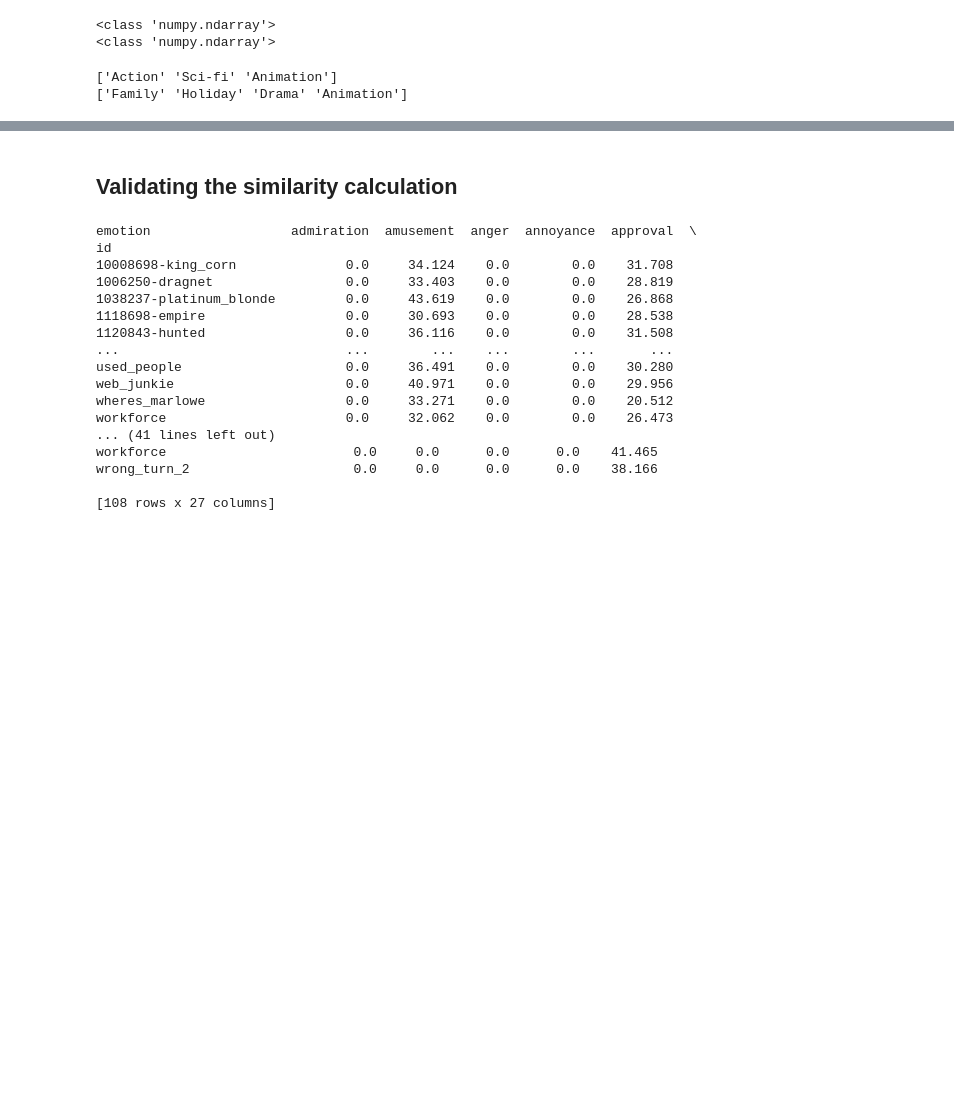
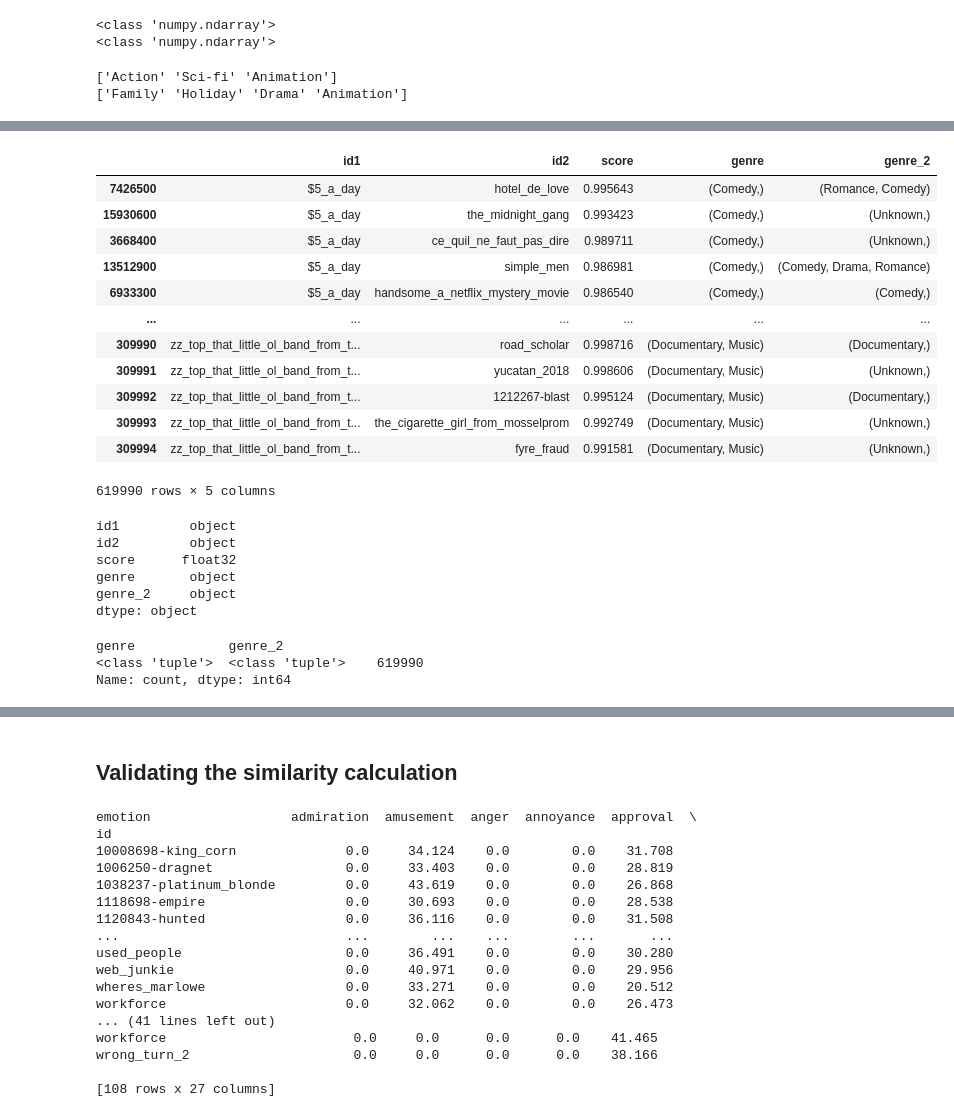
Before and after one commit to danipafi/FilmEmotionRecommender, a Jupyter notebook: Movie_Recommender.ipynb, the cells around one changed output, grey strips where cells are left out. Saved outputs shown, nothing was run; the diff lists cells and outputs as text; code cells hidden in the pictures; blank space fills up the shorter version.

```diff
--- a/Movie_Recommender.ipynb
+++ b/Movie_Recommender.ipynb
@@ -949,0 +981,4 @@ Tamanho da matriz: 0.122112 GB
+# %%
+for col in df_final.columns:
+    if df_final[col].apply(lambda x: isinstance(x, np.ndarray)).any():
+        df_final[col] = df_final[col].apply(lambda x: tuple(x) if isinstance(x, np.ndarray) else x)
@@ -949,0 +989,31 @@ Tamanho da matriz: 0.122112 GB
+# %%
+df_final[df_final.duplicated(keep=False)]
+# %% [output]
+|  | id1 | id2 | score | genre | genre_2 |
+| 7426500 | $5_a_day | hotel_de_love | 0.995643 | (Comedy,) | (Romance, Comedy) |
+| 15930600 | $5_a_day | the_midnight_gang | 0.993423 | (Comedy,) | (Unknown,) |
+| 3668400 | $5_a_day | ce_quil_ne_faut_pas_dire | 0.989711 | (Comedy,) | (Unknown,) |
+| 13512900 | $5_a_day | simple_men | 0.986981 | (Comedy,) | (Comedy, Drama, Romance) |
+| 6933300 | $5_a_day | handsome_a_netflix_mystery_movie | 0.986540 | (Comedy,) | (Comedy,) |
+| ... | ... | ... | ... | ... | ... |
+| 309990 | zz_top_that_little_ol_band_from_t... | road_scholar | 0.998716 | (Documentary, Music) | (Documentary,) |
+| 309991 | zz_top_that_little_ol_band_from_t... | yucatan_2018 | 0.998606 | (Documentary, Music) | (Unknown,) |
+| 309992 | zz_top_that_little_ol_band_from_t... | 1212267-blast | 0.995124 | (Documentary, Music) | (Documentary,) |
+| 309993 | zz_top_that_little_ol_band_from_t... | the_cigarette_girl_from_mosselprom | 0.992749 | (Documentary, Music) | (Unknown,) |
+| 309994 | zz_top_that_little_ol_band_from_t... | fyre_fraud | 0.991581 | (Documentary, Music) | (Unknown,) |
+619990 rows × 5 columns
+# %%
+df_final.dtypes
+# %% [output]
+id1         object
+id2         object
+score      float32
+genre       object
+genre_2     object
+dtype: object
+# %%
+df_final[['genre', 'genre_2']].applymap(type).value_counts()
+# %% [output]
+genre            genre_2
+<class 'tuple'>  <class 'tuple'>    619990
+Name: count, dtype: int64
```
Also changed, not shown: parts of 49 cells of this notebook, 2 other files.
